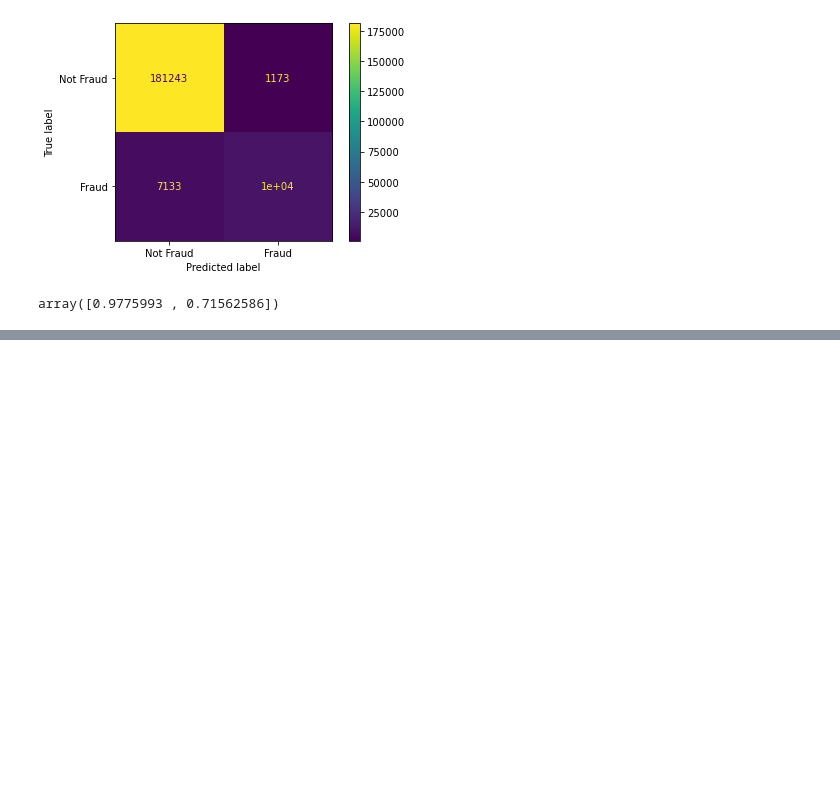
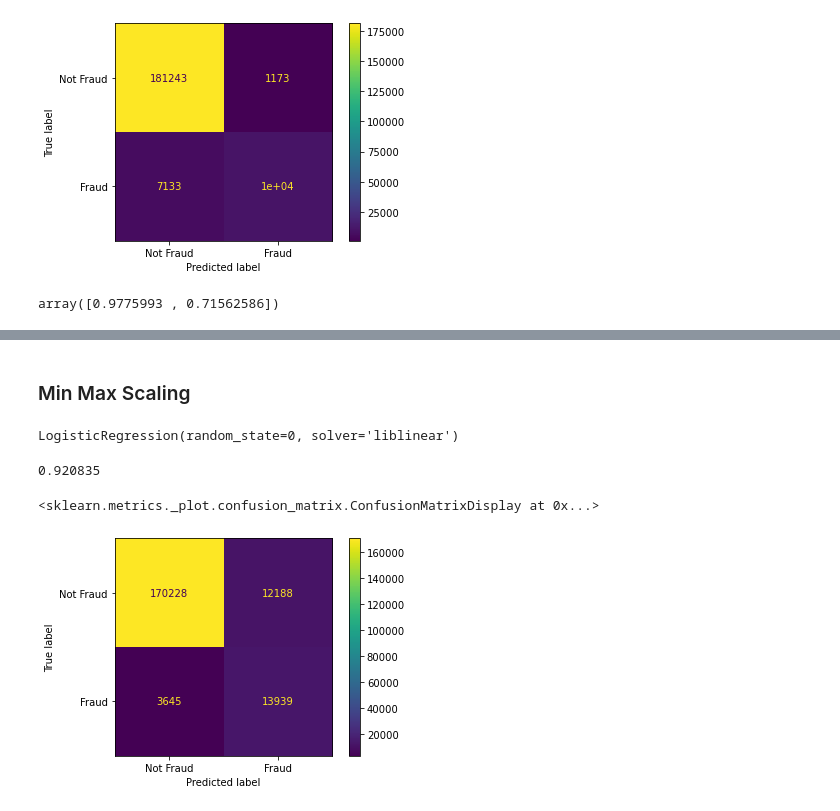
Before and after one commit to wavyvone/Credit_Card_Fraud, a Jupyter notebook: Logistic Regression.ipynb, the cells around one changed output, grey strips where cells are left out. Drawn from its saved outputs; the diff is of its cells as text; code cells hidden in the pictures; blank space fills up the shorter version.

Commit message:
added min/max scaling

```diff
--- a/Logistic Regression.ipynb
+++ b/Logistic Regression.ipynb
@@ -113,0 +114,31 @@ array([0.9775993 , 0.71562586])
+# %% [markdown]
+### Min Max Scaling
+# %%
+#Normalize each feature/column
+for i in range(train_X.shape[1]):
+    train_X_scaled[:,i] = (train_X.iloc[:,i] - min(train_X.iloc[:,i]))/(max(train_X.iloc[:,i])-min(train_X.iloc[:,i]))
+
+for i in range(test_X.shape[1]):
+    test_X_scaled[:,i] = (test_X.iloc[:,i] - min(test_X.iloc[:,i]))/(max(test_X.iloc[:,i])-min(test_X.iloc[:,i]))
+# %%
+#train model with training data
+model = LogisticRegression(solver='liblinear', random_state=0)
+model.fit(train_X_scaled, train_Y)
+# %% [output]
+LogisticRegression(random_state=0, solver='liblinear')
+# %%
+#Get prediction
+predict_Y = model.predict(test_X_scaled)
+# %%
+#Get accuracy
+acc = accuracy_score(test_Y, predict_Y)
+print(acc)
+# %% [output]
+0.920835
+# %%
+c_matrix = confusion_matrix(test_Y, predict_Y)
+disp = ConfusionMatrixDisplay(confusion_matrix=c_matrix, display_labels=["Not Fraud", "Fraud"])
+disp.plot()
+# %% [output]
+<sklearn.metrics._plot.confusion_matrix.ConfusionMatrixDisplay at 0x...>
+[figure, added]
```
Also changed, not shown: parts of 5 cells of this notebook.
